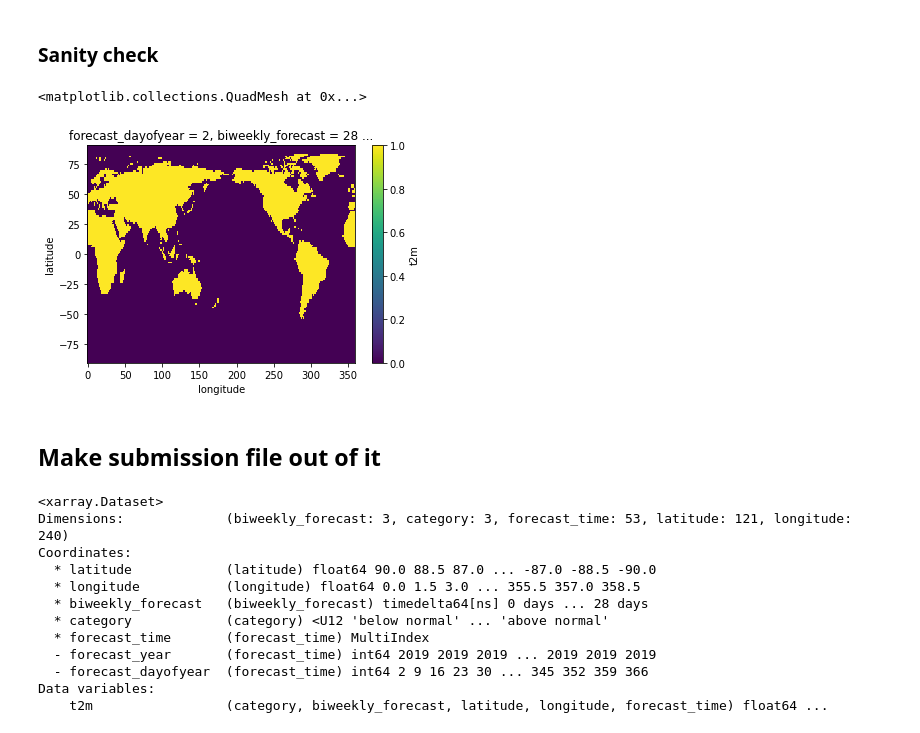
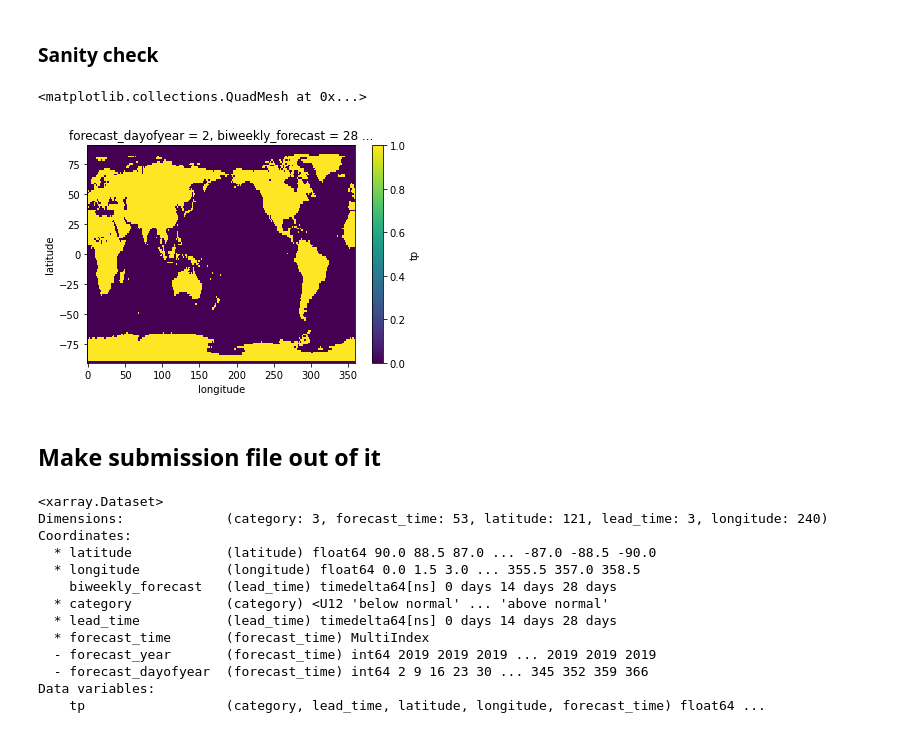
Before and after one commit to crim-ca/crims2s, a Jupyter notebook: notebooks/debias-ecmwf-04-tp.ipynb, the cells around one changed output. Saved outputs shown, nothing was run; the diff lists cells and outputs as text; code cells hidden in the pictures.

```diff
--- a/notebooks/debias-ecmwf-04-tp.ipynb
+++ b/notebooks/debias-ecmwf-04-tp.ipynb
@@ -518,10 +518,10 @@ val_probabilistic_forecast.isel(category=1, forecast_dayofyear=40, biweekly_fore
 # %% [markdown]
 ### Sanity check
 # %%
-val_probabilistic_forecast.sum(dim='category').isel(forecast_dayofyear=0, biweekly_forecast=2).plot()
+val_probabilistic_forecast.sum(dim='category').isel(forecast_dayofyear=0, lead_time=2).tp.plot()
 # %% [output]
 <matplotlib.collections.QuadMesh at 0x...>
-[figure, old version]
+[figure, new version]
 # %% [markdown]
 ## Make submission file out of it
 # %%
@@ -529,15 +529,16 @@ val_probabilistic_forecast_unfixed = xr.Dataset({'t2m': val_probabilistic_foreca
 # %%
-val_probabilistic_forecast_unfixed.assign_coords()
+val_probabilistic_forecast_unfixed
 # %% [output]
 <xarray.Dataset>
-Dimensions:             (biweekly_forecast: 3, category: 3, forecast_time: 53, latitude: 121, longitude: 240)
+Dimensions:             (category: 3, forecast_time: 53, latitude: 121, lead_time: 3, longitude: 240)
 Coordinates:
   * latitude            (latitude) float64 90.0 88.5 87.0 ... -87.0 -88.5 -90.0
   * longitude           (longitude) float64 0.0 1.5 3.0 ... 355.5 357.0 358.5
-  * biweekly_forecast   (biweekly_forecast) timedelta64[ns] 0 days ... 28 days
+    biweekly_forecast   (lead_time) timedelta64[ns] 0 days 14 days 28 days
   * category            (category) <U12 'below normal' ... 'above normal'
+  * lead_time           (lead_time) timedelta64[ns] 0 days 14 days 28 days
   * forecast_time       (forecast_time) MultiIndex
   - forecast_year       (forecast_time) int64 2019 2019 2019 ... 2019 2019 2019
   - forecast_dayofyear  (forecast_time) int64 2 9 16 23 30 ... 345 352 359 366
 Data variables:
-    t2m                 (category, biweekly_forecast, latitude, longitude, forecast_time) float64 ...
+    tp                  (category, lead_time, latitude, longitude, forecast_time) float64 ...
```
Also changed, not shown: parts of 5 cells of this notebook, 2 other files.
